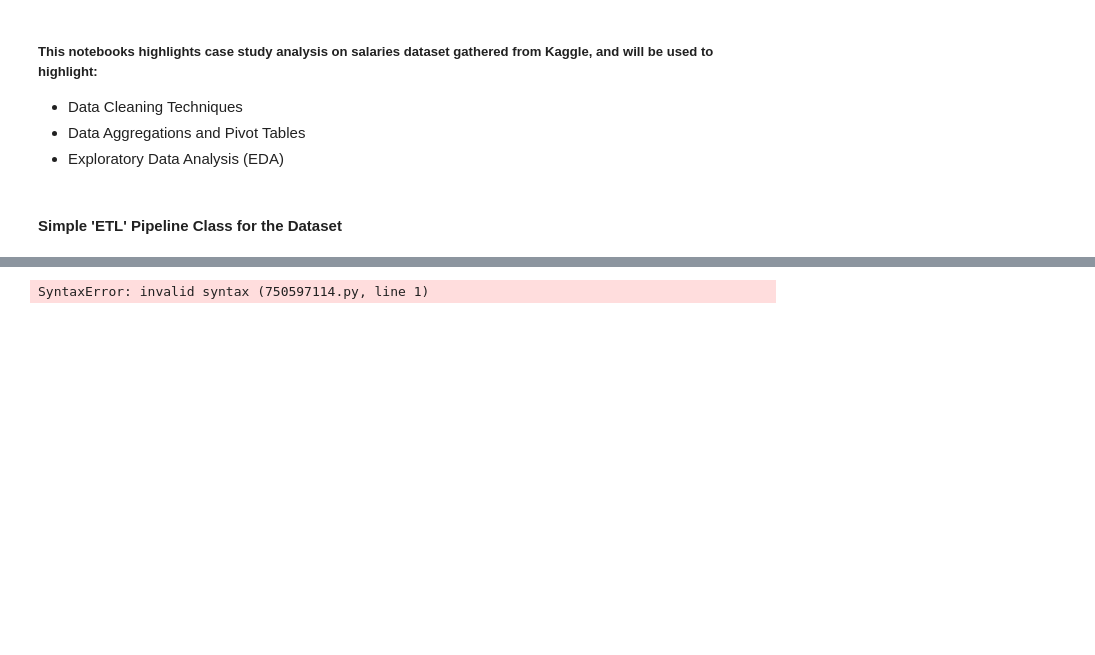
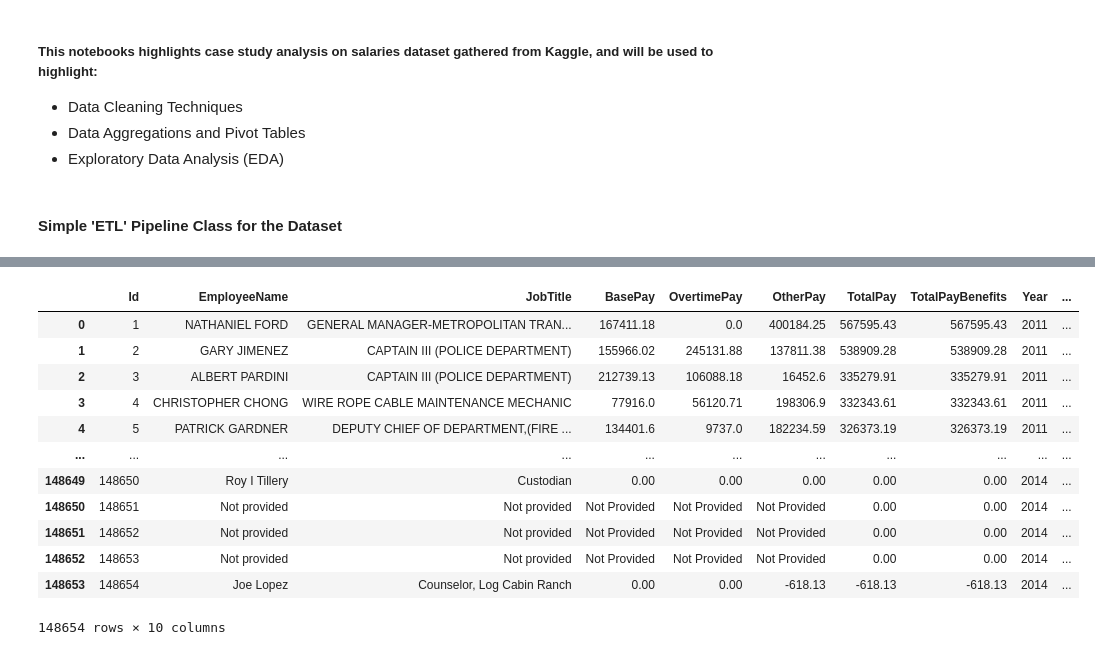
Before and after one commit to leiandrei/Salaries-Dataset-Cleaning-and-Aggregation, a Jupyter notebook: notebooks/analysis.ipynb, the cells around one changed output, grey strips where cells are left out. Drawn from its saved outputs; the diff is of its cells as text; code cells hidden in the pictures; blank space fills up the shorter version.

Commit message:
removed unnecesary columns

```diff
--- a/notebooks/analysis.ipynb
+++ b/notebooks/analysis.ipynb
@@ -75,5 +75,18 @@ df.load_csv("..\data\Salaries.csv")
 148654 rows × 13 columns
 # %%
-# dropping unnecessary columns
+# dropping unnecessary/empty columns
+df.drop_cols(['Benefits', 'Notes', 'Status'])
 # %% [output]
+|  | Id | EmployeeName | JobTitle | BasePay | OvertimePay | OtherPay | TotalPay | TotalPayBenefits | Year | ... |
+| 0 | 1 | NATHANIEL FORD | GENERAL MANAGER-METROPOLITAN TRAN... | 167411.18 | 0.0 | 400184.25 | 567595.43 | 567595.43 | 2011 | ... |
+| 1 | 2 | GARY JIMENEZ | CAPTAIN III (POLICE DEPARTMENT) | 155966.02 | 245131.88 | 137811.38 | 538909.28 | 538909.28 | 2011 | ... |
+| 2 | 3 | ALBERT PARDINI | CAPTAIN III (POLICE DEPARTMENT) | 212739.13 | 106088.18 | 16452.6 | 335279.91 | 335279.91 | 2011 | ... |
+| 3 | 4 | CHRISTOPHER CHONG | WIRE ROPE CABLE MAINTENANCE MECHANIC | 77916.0 | 56120.71 | 198306.9 | 332343.61 | 332343.61 | 2011 | ... |
+| 4 | 5 | PATRICK GARDNER | DEPUTY CHIEF OF DEPARTMENT,(FIRE ... | 134401.6 | 9737.0 | 182234.59 | 326373.19 | 326373.19 | 2011 | ... |
+| ... | ... | ... | ... | ... | ... | ... | ... | ... | ... | ... |
+| 148649 | 148650 | Roy I Tillery | Custodian | 0.00 | 0.00 | 0.00 | 0.00 | 0.00 | 2014 | ... |
+| 148650 | 148651 | Not provided | Not provided | Not Provided | Not Provided | Not Provided | 0.00 | 0.00 | 2014 | ... |
+| 148651 | 148652 | Not provided | Not provided | Not Provided | Not Provided | Not Provided | 0.00 | 0.00 | 2014 | ... |
+| 148652 | 148653 | Not provided | Not provided | Not Provided | Not Provided | Not Provided | 0.00 | 0.00 | 2014 | ... |
+| 148653 | 148654 | Joe Lopez | Counselor, Log Cabin Ranch | 0.00 | 0.00 | -618.13 | -618.13 | -618.13 | 2014 | ... |
-SyntaxError: invalid syntax (750597114.py, line 1)
+148654 rows × 10 columns
```
Also changed, not shown: parts of 1 cell of this notebook.
